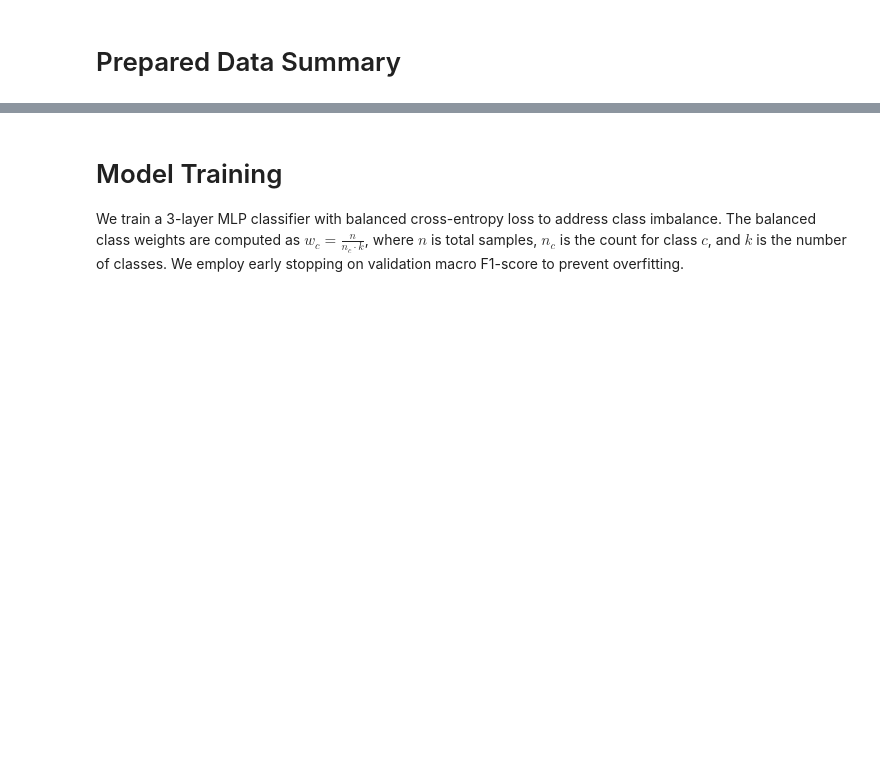
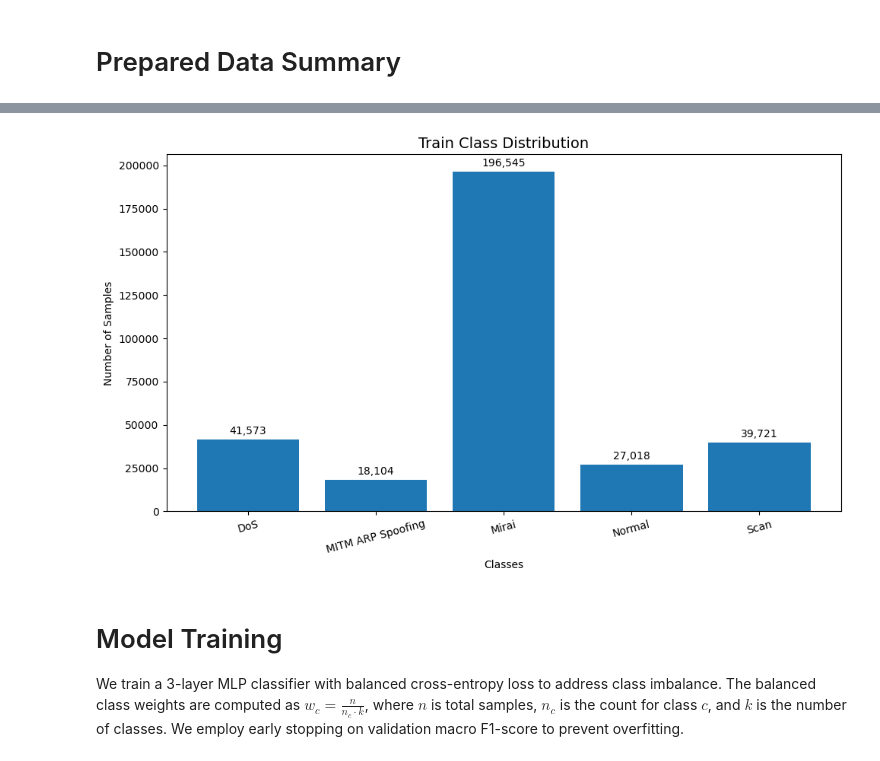
Before and after one commit to minhmap123/ml-backdoor-defense, a Jupyter notebook: data/notebooks/IoTID20.ipynb, the cells around one changed output, grey strips where cells are left out. Saved outputs shown, nothing was run; the diff lists cells and outputs as text; code cells hidden in the pictures; blank space fills up the shorter version.

```diff
--- a/data/notebooks/IoTID20.ipynb
+++ b/data/notebooks/IoTID20.ipynb
@@ -77,3 +93,44 @@ for cls, count in train_dist.items():
+# %%
+import matplotlib.pyplot as plt
+
+# Dữ liệu
+class_distribution = {
+    "DoS": 41573,
+    "MITM ARP Spoofing": 18104,
+    "Mirai": 196545,
+    "Normal": 27018,
+    "Scan": 39721
+}
+
+labels = list(class_distribution.keys())
+values = list(class_distribution.values())
+
+# Vẽ biểu đồ cột dọc
+plt.figure(figsize=(10, 6))
+
+bars = plt.bar(labels, values)
+
+# Hiển thị số trên đầu cột
+for bar in bars:
+    height = bar.get_height()
+    plt.text(
+        bar.get_x() + bar.get_width()/2,
+        height + 3000,
+        f"{height:,}",
+        ha="center"
+    )
+
+plt.title("Train Class Distribution", fontsize=14)
+plt.xlabel("Classes")
+plt.ylabel("Number of Samples")
+
+# Xoay nhãn để tránh chồng chữ
+plt.xticks(rotation=15)
+
+plt.tight_layout()
+plt.show()
+# %% [output]
+[figure, added]
 # %% [markdown]
 # Model Training
 
```
Also changed, not shown: parts of 5 cells of this notebook, 1 other file.
